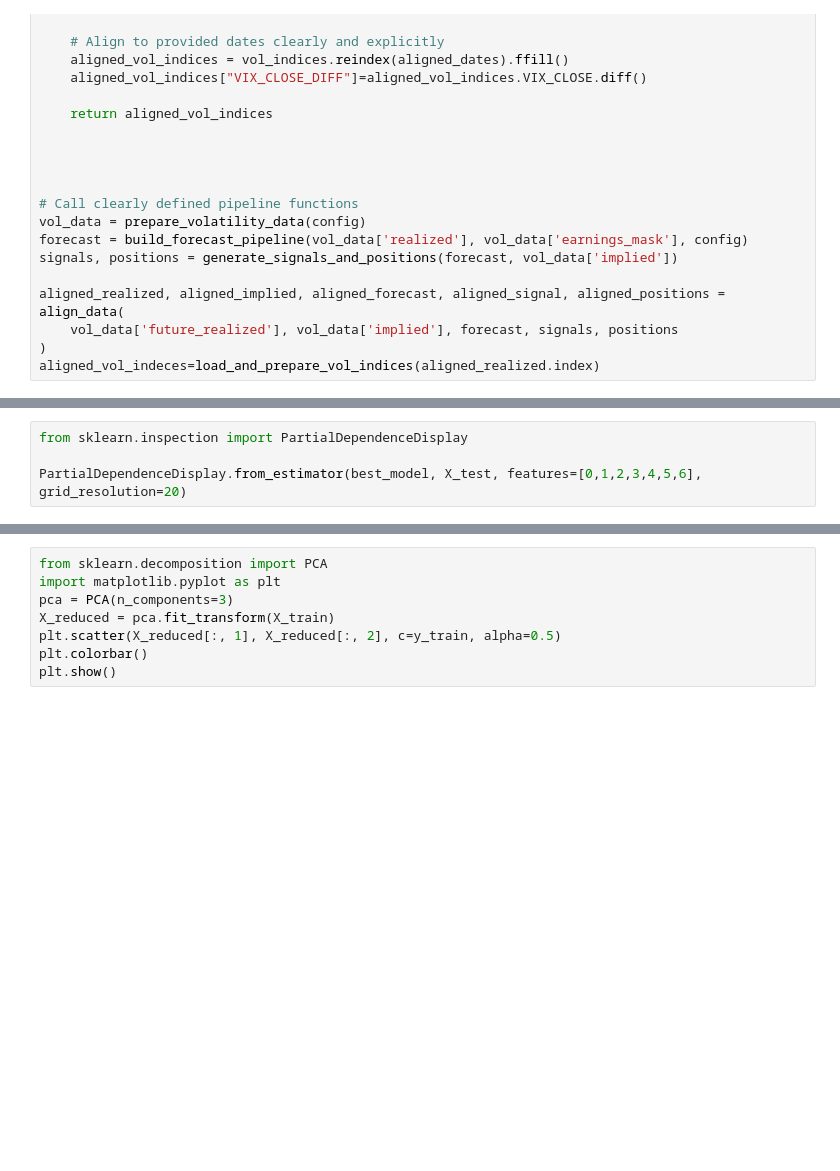
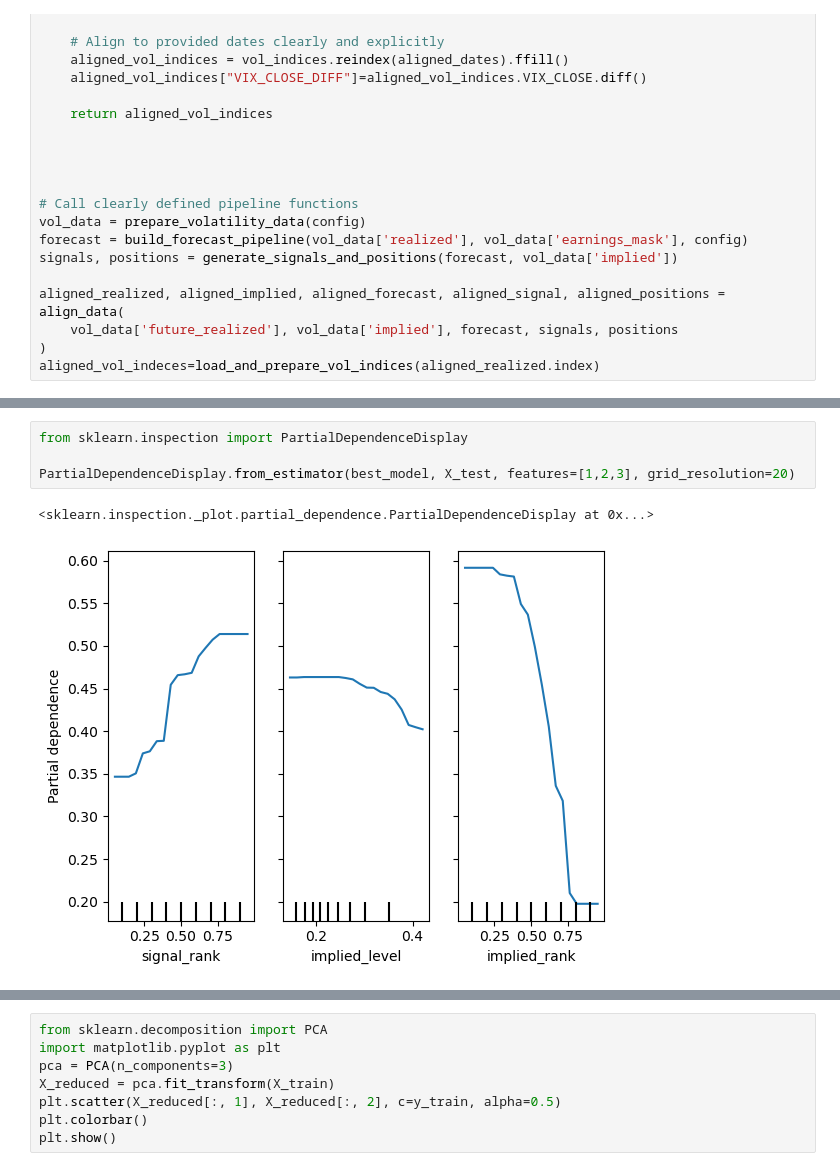
Before and after one commit to stirlitzzz/vol_forecast, a Jupyter notebook: notebooks/har_checkpoint6.ipynb, the cells around one changed output, grey strips where cells are left out. Saved outputs shown, nothing was run; the diff lists cells and outputs as text; blank space fills up the shorter version.

```diff
--- a/notebooks/har_checkpoint6.ipynb
+++ b/notebooks/har_checkpoint6.ipynb
@@ -442,4 +437,7 @@ shap.summary_plot(shap_values[..., 1], X_test)
 # %%
 from sklearn.inspection import PartialDependenceDisplay
 
-PartialDependenceDisplay.from_estimator(best_model, X_test, features=[0,1,2,3,4,5,6], grid_resolution=20)
+PartialDependenceDisplay.from_estimator(best_model, X_test, features=[1,2,3], grid_resolution=20)
+# %% [output]
+<sklearn.inspection._plot.partial_dependence.PartialDependenceDisplay at 0x...>
+[figure, added]
```
Also changed, not shown: parts of 5 cells of this notebook.
